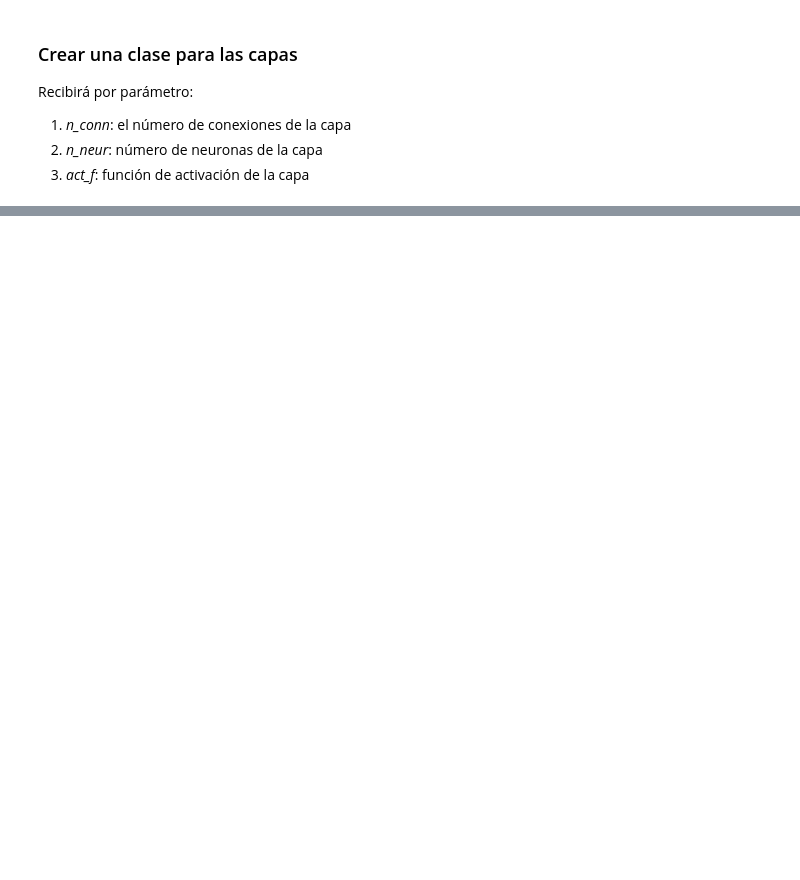
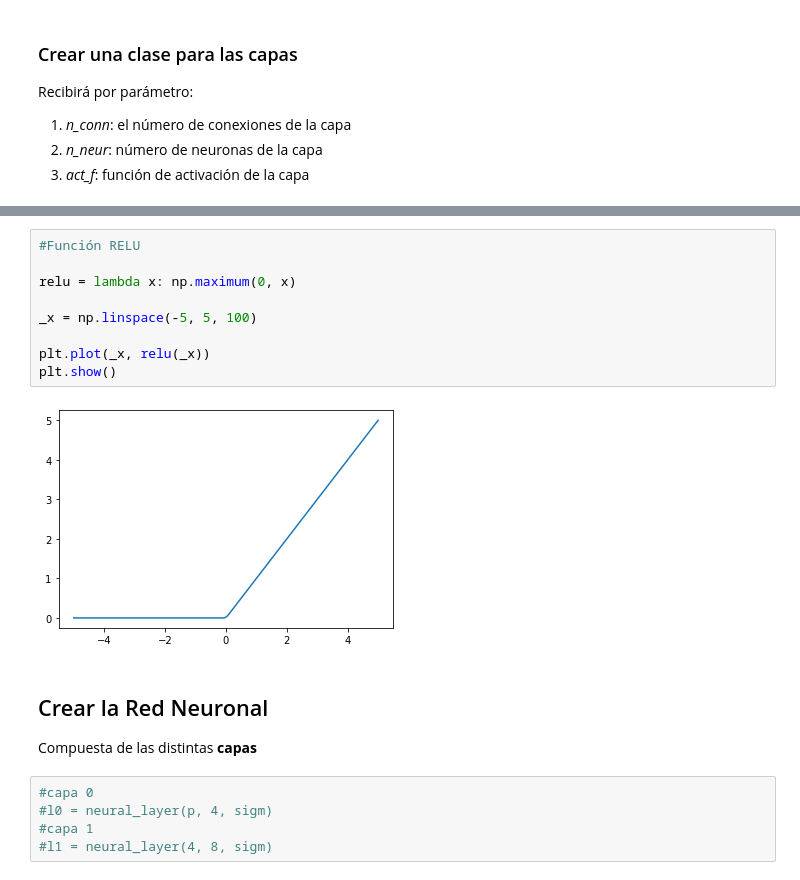
Before and after one commit to akua21/Aprendiendo-Machine-Learning, a Jupyter notebook: Jupyter Notebook/Red Neuronal.ipynb, the cells around one changed output, grey strips where cells are left out. Cells and saved outputs as stored; diff of their text form; blank space fills up the shorter version.

```diff
--- a/Jupyter Notebook/Red Neuronal.ipynb
+++ b/Jupyter Notebook/Red Neuronal.ipynb
@@ -56,3 +61,23 @@ plt.plot(_x, sigm(_x))
 plt.show()
 # %% [output]
 [figure]
+# %%
+#Función RELU
+
+relu = lambda x: np.maximum(0, x)
+
+_x = np.linspace(-5, 5, 100)
+
+plt.plot(_x, relu(_x))
+plt.show()
+# %% [output]
+[figure, added]
+# %% [markdown]
+## Crear la Red Neuronal
+
+Compuesta de las distintas **capas**
+# %%
+#capa 0
+#l0 = neural_layer(p, 4, sigm)
+#capa 1
+#l1 = neural_layer(4, 8, sigm)
```
Also changed, not shown: parts of 11 cells of this notebook.
